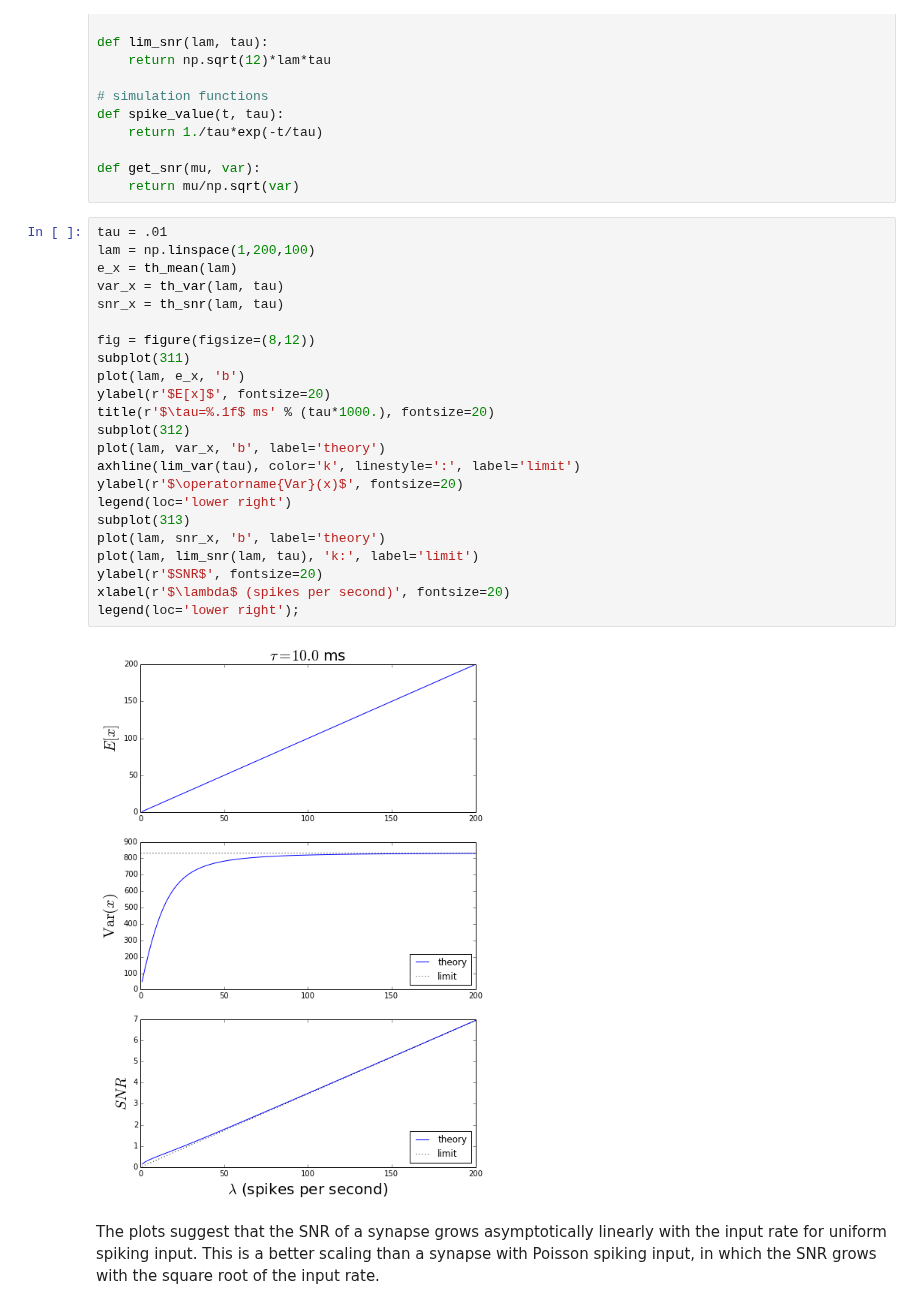
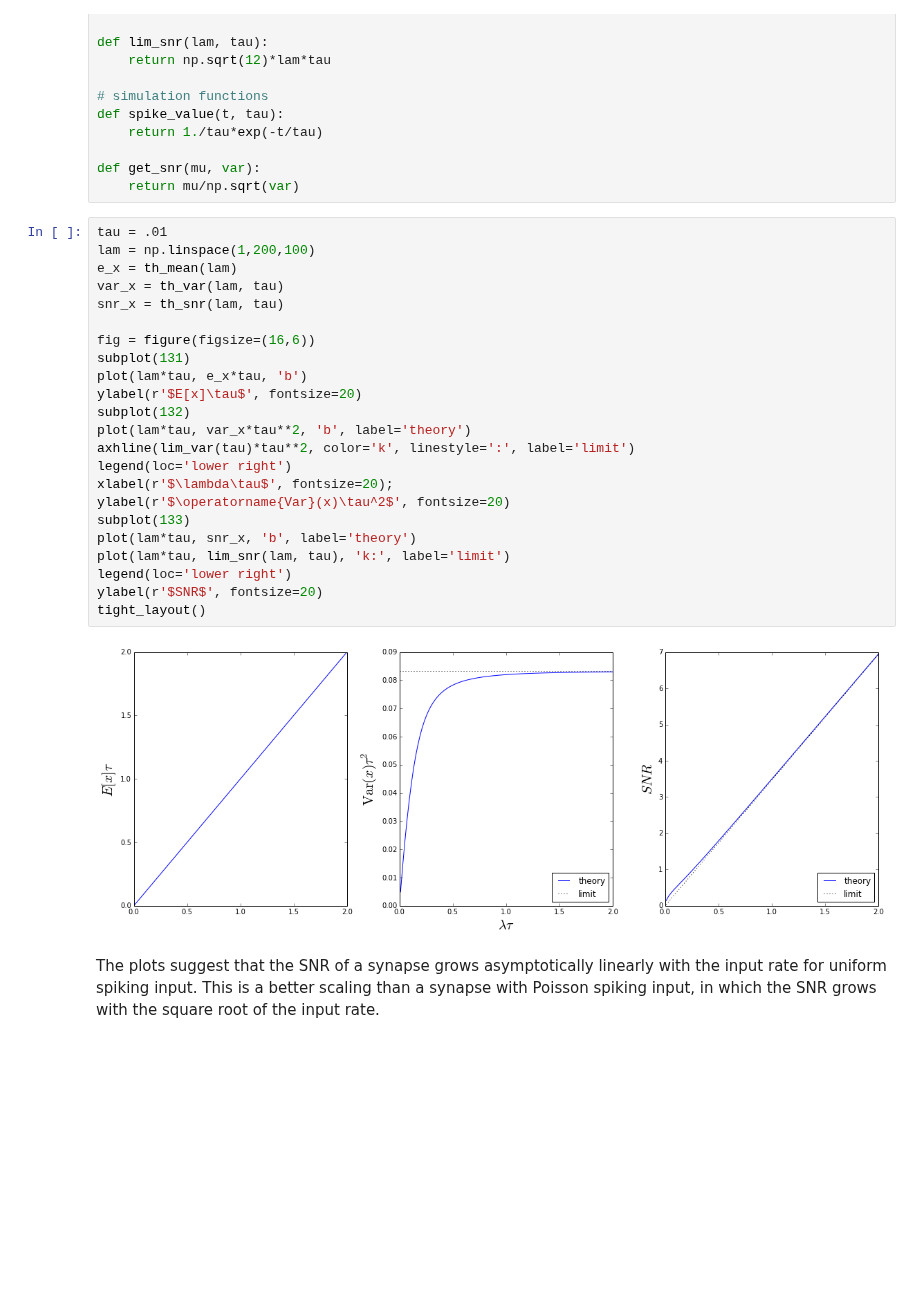
Before and after one commit to samfok/notebooks, a Jupyter notebook: synapse/synapse_SNR_uniform.ipynb, the cells around one changed output. Saved outputs shown, nothing was run; the diff lists cells and outputs as text; blank space fills up the shorter version.

```diff
--- a/synapse/synapse_SNR_uniform.ipynb
+++ b/synapse/synapse_SNR_uniform.ipynb
@@ -138,28 +138,28 @@ def get_snr(mu, var):
 # %%
 tau = .01
 lam = np.linspace(1,200,100)
 e_x = th_mean(lam)
 var_x = th_var(lam, tau)
 snr_x = th_snr(lam, tau)
 
-fig = figure(figsize=(8,12))
-subplot(311)
-plot(lam, e_x, 'b')
-ylabel(r'$E[x]$', fontsize=20)
-title(r'$\tau=%.1f$ ms' % (tau*1000.), fontsize=20)
-subplot(312)
-plot(lam, var_x, 'b', label='theory')
-axhline(lim_var(tau), color='k', linestyle=':', label='limit')
-ylabel(r'$\operatorname{Var}(x)$', fontsize=20)
+fig = figure(figsize=(16,6))
+subplot(131)
+plot(lam*tau, e_x*tau, 'b')
+ylabel(r'$E[x]\tau$', fontsize=20)
+subplot(132)
+plot(lam*tau, var_x*tau**2, 'b', label='theory')
+axhline(lim_var(tau)*tau**2, color='k', linestyle=':', label='limit')
 legend(loc='lower right')
-subplot(313)
-plot(lam, snr_x, 'b', label='theory')
-plot(lam, lim_snr(lam, tau), 'k:', label='limit')
+xlabel(r'$\lambda\tau$', fontsize=20);
+ylabel(r'$\operatorname{Var}(x)\tau^2$', fontsize=20)
+subplot(133)
+plot(lam*tau, snr_x, 'b', label='theory')
+plot(lam*tau, lim_snr(lam, tau), 'k:', label='limit')
+legend(loc='lower right')
 ylabel(r'$SNR$', fontsize=20)
-xlabel(r'$\lambda$ (spikes per second)', fontsize=20)
-legend(loc='lower right');
+tight_layout()
 # %% [output]
-[figure, old version]
+[figure, new version]
 # %% [markdown]
 The plots suggest that the SNR of a synapse grows asymptotically linearly with the input rate for uniform spiking input. This is a better scaling than a synapse with Poisson spiking input, in which the SNR grows with the square root of the input rate.
 # %% [markdown]
```
Also changed, not shown: parts of 2 cells of this notebook, 2 other files.
